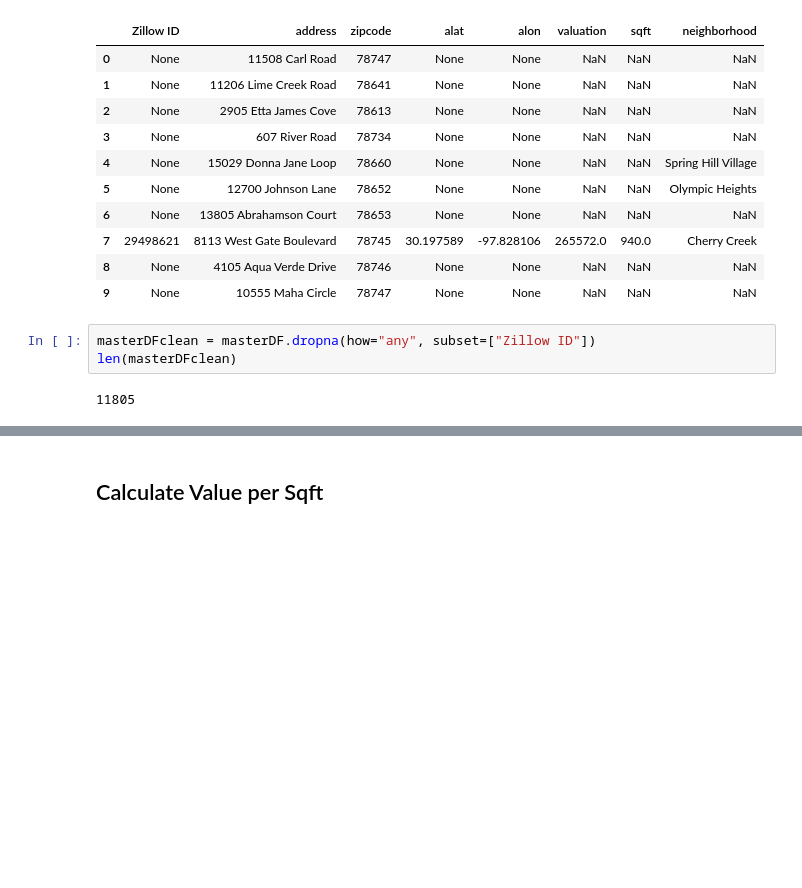
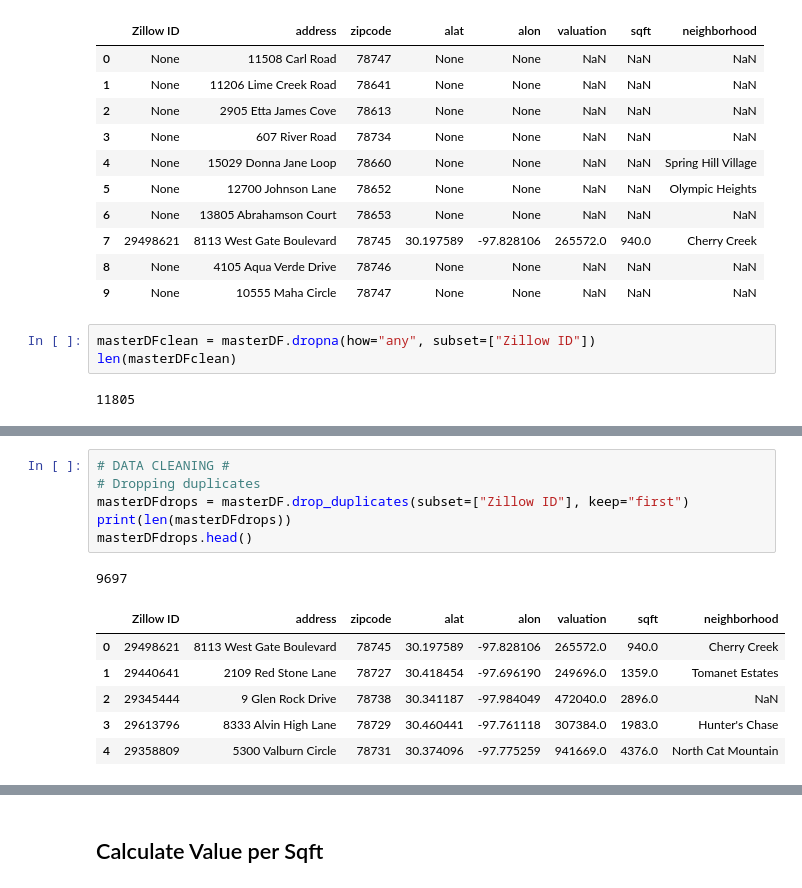
Before and after one commit to vlarie/EPIC_team5, a Jupyter notebook: EPICdata.ipynb, the cells around one changed output, grey strips where cells are left out. Saved outputs shown, nothing was run; the diff lists cells and outputs as text; blank space fills up the shorter version.

```diff
--- a/EPICdata.ipynb
+++ b/EPICdata.ipynb
@@ -469,0 +513,14 @@ len(masterDFclean)
+# %%
+# DATA CLEANING #
+# Dropping duplicates
+masterDFdrops = masterDF.drop_duplicates(subset=["Zillow ID"], keep="first")
+print(len(masterDFdrops))
+masterDFdrops.head()
+# %% [output]
+9697
+|  | Zillow ID | address | zipcode | alat | alon | valuation | sqft | neighborhood |
+| 0 | 29498621 | 8113 West Gate Boulevard | 78745 | 30.197589 | -97.828106 | 265572.0 | 940.0 | Cherry Creek |
+| 1 | 29440641 | 2109 Red Stone Lane | 78727 | 30.418454 | -97.696190 | 249696.0 | 1359.0 | Tomanet Estates |
+| 2 | 29345444 | 9 Glen Rock Drive | 78738 | 30.341187 | -97.984049 | 472040.0 | 2896.0 | NaN |
+| 3 | 29613796 | 8333 Alvin High Lane | 78729 | 30.460441 | -97.761118 | 307384.0 | 1983.0 | Hunter's Chase |
+| 4 | 29358809 | 5300 Valburn Circle | 78731 | 30.374096 | -97.775259 | 941669.0 | 4376.0 | North Cat Mountain |
```
Also changed, not shown: parts of 17 cells of this notebook, 1 other file.
